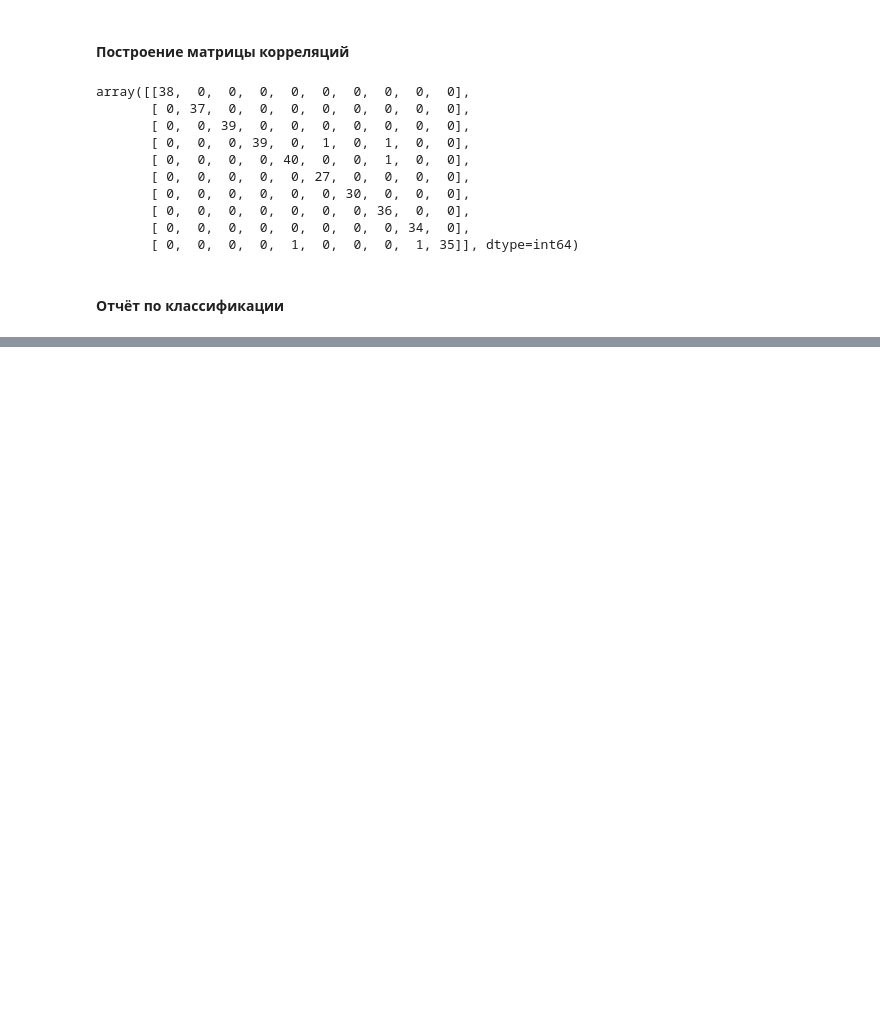
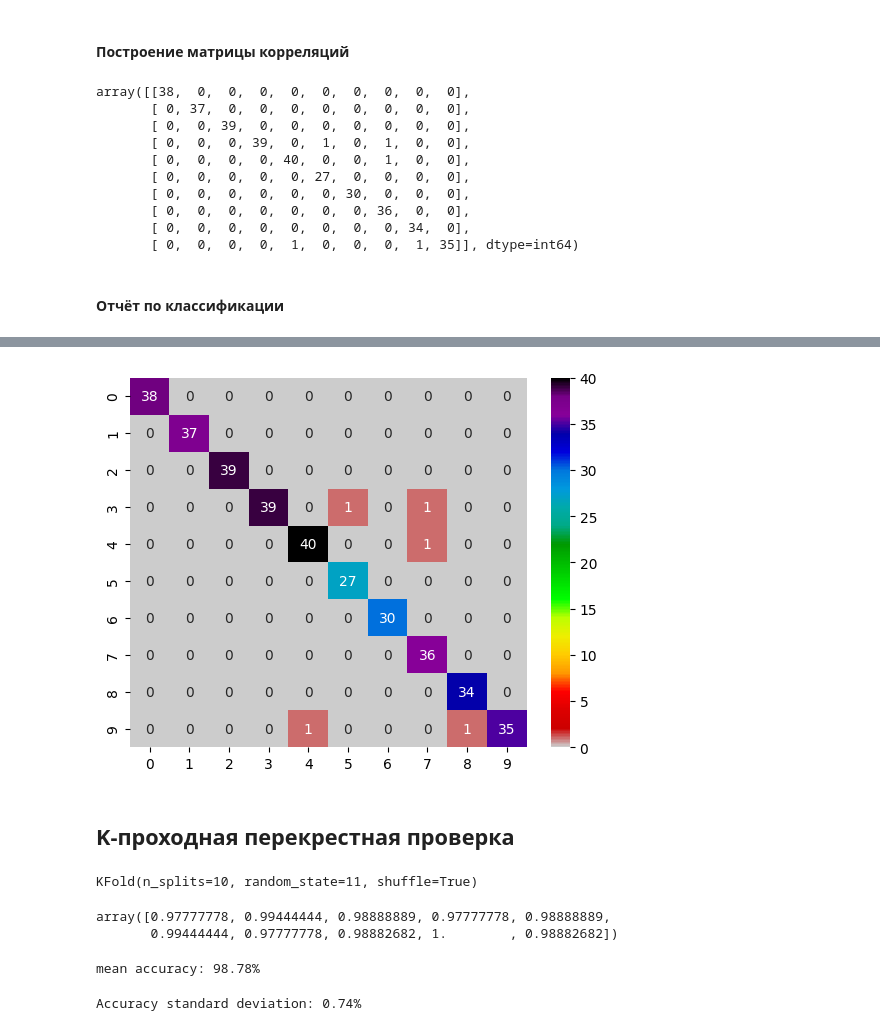
Before and after one commit to AnatolyPershinov/isii, a Jupyter notebook: work3.ipynb, the cells around one changed output, grey strips where cells are left out. Drawn from its saved outputs; the diff is of its cells as text; code cells hidden in the pictures; blank space fills up the shorter version.

```diff
--- a/work3.ipynb
+++ b/work3.ipynb
@@ -84,0 +109,33 @@ array([[38,  0,  0,  0,  0,  0,  0,  0,  0,  0],
+# %%
+import pandas as pd
+import seaborn as sns
+
+conf_df = pd.DataFrame(confusion, index=range(10), columns=range(10))
+axes = sns.heatmap(conf_df, annot=True, cmap='nipy_spectral_r')
+# %% [output]
+[figure, added]
+# %% [markdown]
+## K-проходная перекрестная проверка
+# %%
+from sklearn.model_selection import KFold
+
+kfold = KFold(n_splits=10, random_state=11, shuffle=True)
+kfold
+# %% [output]
+KFold(n_splits=10, random_state=11, shuffle=True)
+# %%
+from sklearn.model_selection import cross_val_score
+
+scores = cross_val_score(estimator=knn, X=digits.data, y=digits.target, cv=kfold)
+scores
+# %% [output]
+array([0.97777778, 0.99444444, 0.98888889, 0.97777778, 0.98888889,
+       0.99444444, 0.97777778, 0.98882682, 1.        , 0.98882682])
+# %%
+print(f"mean accuracy: {scores.mean():.2%}")
+# %% [output]
+mean accuracy: 98.78%
+# %%
+print(f'Accuracy standard deviation: {scores.std():.2%}')
+# %% [output]
+Accuracy standard deviation: 0.74%
```
Also changed, not shown: parts of 6 cells of this notebook, 57 other files.
